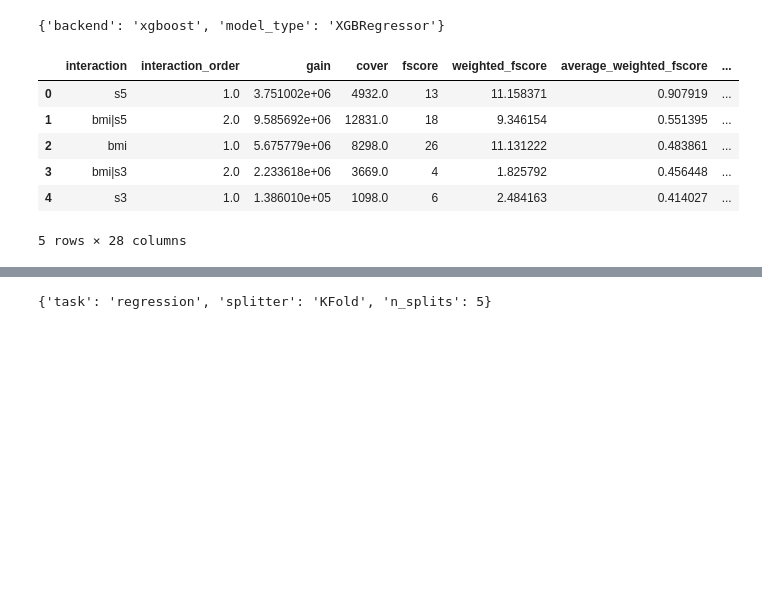
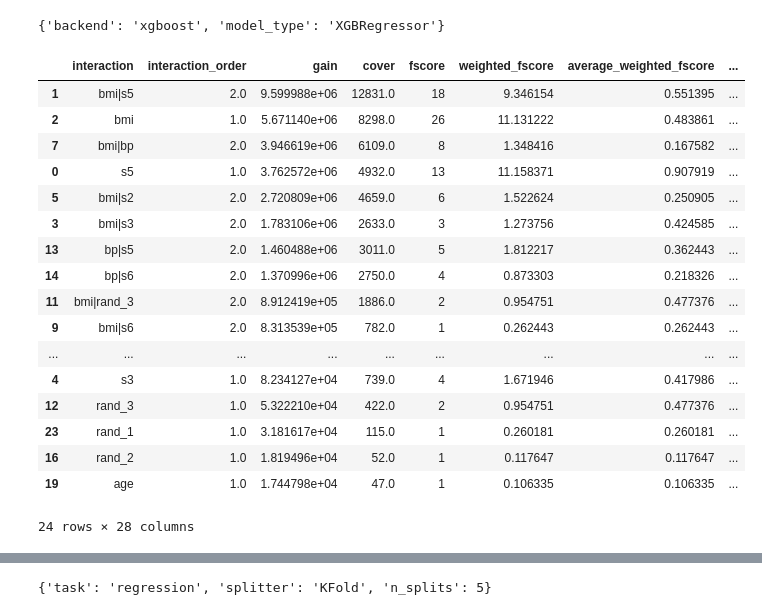
Before and after one commit to mattharrison/treefi, a Jupyter notebook: nbs/sample.ipynb, the cells around one changed output, grey strips where cells are left out. Saved outputs shown, nothing was run; the diff lists cells and outputs as text; code cells hidden in the pictures; blank space fills up the shorter version.

```diff
--- a/nbs/sample.ipynb
+++ b/nbs/sample.ipynb
@@ -19,13 +20,28 @@ import xgboost as xgb
 # %% [markdown]
 ## Data Setup
 # %%
+# set np random seed for reproducibility
+np.random.seed(42)
+
 diabetes = load_diabetes(as_frame=True)
-X_reg = diabetes.frame[diabetes.feature_names]
+X_reg = (diabetes
+    .frame[diabetes.feature_names]
+    .assign(rand_1=lambda df: np.random.normal(size=len(df)),
+    rand_2=lambda df: np.random.normal(size=len(df)),
+    rand_3=lambda df: np.random.normal(size=len(df))
+    )
+)
 y_reg = diabetes.frame[diabetes.target.name]
 
 cancer = load_breast_cancer(as_frame=True)
-X_clf = cancer.frame[cancer.feature_names]
+X_clf = (cancer
+    .frame[cancer.feature_names]
+    .assign(rand_1=lambda df: np.random.normal(size=len(df)),
+    rand_2=lambda df: np.random.normal(size=len(df)),
+    rand_3=lambda df: np.random.normal(size=len(df))
+    )
+)
 y_clf = cancer.frame[cancer.target.name]
 
-X_reg.head()
+X_reg
 # %% [output]
@@ -199,13 +302,27 @@ summary.metadata
 # %% [output]
 {'backend': 'xgboost', 'model_type': 'XGBRegressor'}
 # %%
-summary.interactions.head()
+(summary
+.interactions
+.sort_values("gain", ascending=False)
+)
 # %% [output]
 |  | interaction | interaction_order | gain | cover | fscore | weighted_fscore | average_weighted_fscore | ... |
-| 0 | s5 | 1.0 | 3.751002e+06 | 4932.0 | 13 | 11.158371 | 0.907919 | ... |
-| 1 | bmi|s5 | 2.0 | 9.585692e+06 | 12831.0 | 18 | 9.346154 | 0.551395 | ... |
-| 2 | bmi | 1.0 | 5.675779e+06 | 8298.0 | 26 | 11.131222 | 0.483861 | ... |
-| 3 | bmi|s3 | 2.0 | 2.233618e+06 | 3669.0 | 4 | 1.825792 | 0.456448 | ... |
-| 4 | s3 | 1.0 | 1.386010e+05 | 1098.0 | 6 | 2.484163 | 0.414027 | ... |
+| 1 | bmi|s5 | 2.0 | 9.599988e+06 | 12831.0 | 18 | 9.346154 | 0.551395 | ... |
+| 2 | bmi | 1.0 | 5.671140e+06 | 8298.0 | 26 | 11.131222 | 0.483861 | ... |
+| 7 | bmi|bp | 2.0 | 3.946619e+06 | 6109.0 | 8 | 1.348416 | 0.167582 | ... |
+| 0 | s5 | 1.0 | 3.762572e+06 | 4932.0 | 13 | 11.158371 | 0.907919 | ... |
+| 5 | bmi|s2 | 2.0 | 2.720809e+06 | 4659.0 | 6 | 1.522624 | 0.250905 | ... |
+| 3 | bmi|s3 | 2.0 | 1.783106e+06 | 2633.0 | 3 | 1.273756 | 0.424585 | ... |
+| 13 | bp|s5 | 2.0 | 1.460488e+06 | 3011.0 | 5 | 1.812217 | 0.362443 | ... |
+| 14 | bp|s6 | 2.0 | 1.370996e+06 | 2750.0 | 4 | 0.873303 | 0.218326 | ... |
+| 11 | bmi|rand_3 | 2.0 | 8.912419e+05 | 1886.0 | 2 | 0.954751 | 0.477376 | ... |
+| 9 | bmi|s6 | 2.0 | 8.313539e+05 | 782.0 | 1 | 0.262443 | 0.262443 | ... |
+| ... | ... | ... | ... | ... | ... | ... | ... | ... |
+| 4 | s3 | 1.0 | 8.234127e+04 | 739.0 | 4 | 1.671946 | 0.417986 | ... |
+| 12 | rand_3 | 1.0 | 5.322210e+04 | 422.0 | 2 | 0.954751 | 0.477376 | ... |
+| 23 | rand_1 | 1.0 | 3.181617e+04 | 115.0 | 1 | 0.260181 | 0.260181 | ... |
+| 16 | rand_2 | 1.0 | 1.819496e+04 | 52.0 | 1 | 0.117647 | 0.117647 | ... |
+| 19 | age | 1.0 | 1.744798e+04 | 47.0 | 1 | 0.106335 | 0.106335 | ... |
-5 rows × 28 columns
+24 rows × 28 columns
 # %%
```
Also changed, not shown: parts of 19 cells of this notebook, 19 other files.
